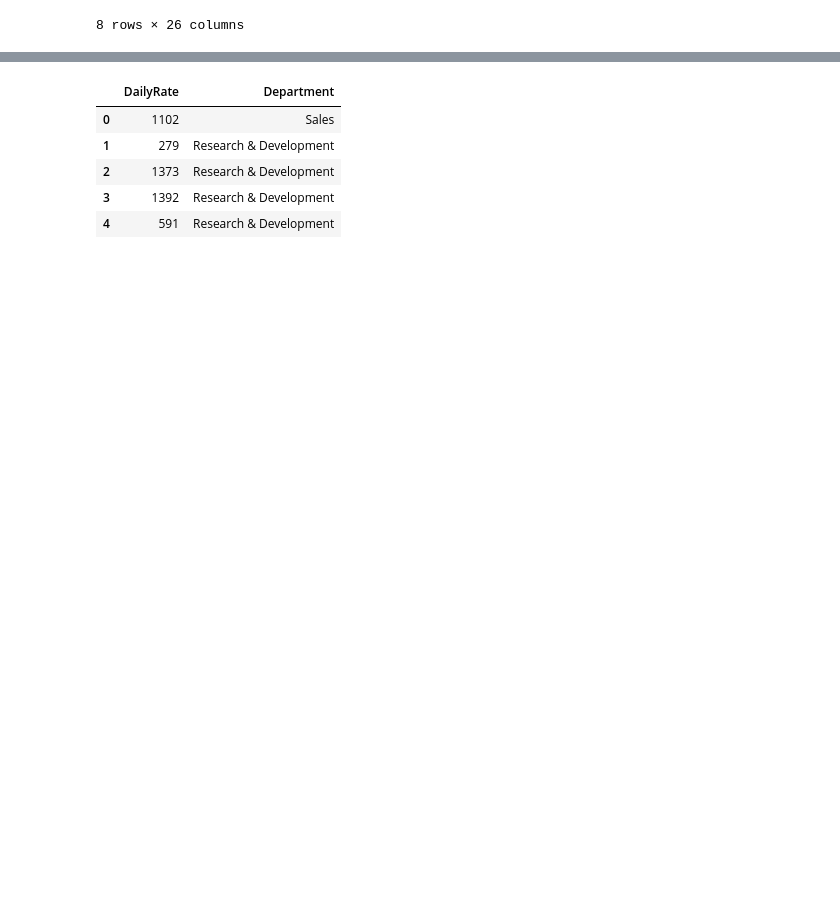
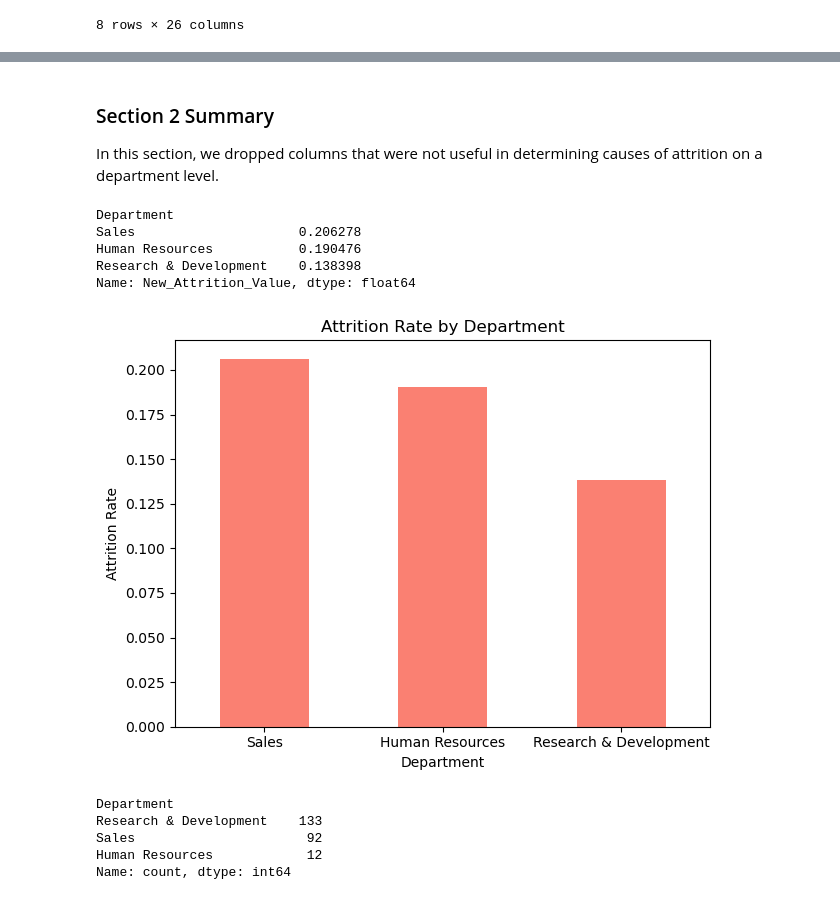
Before and after one commit to taniagreen03/eda_hr_attrition, a Jupyter notebook: hr_attrition_eda.ipynb, the cells around one changed output, grey strips where cells are left out. Cells and saved outputs as stored; diff of their text form; code cells hidden in the pictures; blank space fills up the shorter version.

```diff
--- a/hr_attrition_eda.ipynb
+++ b/hr_attrition_eda.ipynb
@@ -110,0 +136,2 @@ Name: Over18, dtype: object
+# %%
+hr_dataset["New_Attrition_Value"] = hr_dataset['Attrition'].map({"No": 0, "Yes": 1})
@@ -115,10 +169,34 @@ No null values
+# %% [markdown]
+### Section 2 Summary
+
+In this section, we dropped columns that were not useful in determining causes of attrition on a department level.
 # %%
-attrition_by_dept = hr_dataset[['DailyRate','Department']]
-attrition_by_dept.head()
+# Calculate attrition rate per department
+attrition_by_dept = hr_dataset.groupby('Department')['New_Attrition_Value'].mean().sort_values(ascending=False)
-# %% [output]
-|  | DailyRate | Department |
-| 0 | 1102 | Sales |
-| 1 | 279 | Research & Development |
-| 2 | 1373 | Research & Development |
-| 3 | 1392 | Research & Development |
-| 4 | 591 | Research & Development |
+# %%
+print(attrition_by_dept)
+# %% [output]
+Department
+Sales                     0.206278
+Human Resources           0.190476
+Research & Development    0.138398
+Name: New_Attrition_Value, dtype: float64
+# %%
+attrition_by_dept.plot(kind='bar', color='salmon')
+plt.title("Attrition Rate by Department")
+plt.ylabel("Attrition Rate")
+plt.xticks(rotation=0)
+plt.tight_layout()
+plt.show()
+# %% [output]
+[figure, added]
+# %%
+# Number of employees who left, by department
+attrition_counts = hr_dataset[hr_dataset['Attrition'] == 'Yes']['Department'].value_counts()
+print(attrition_counts)
+# %% [output]
+Department
+Research & Development    133
+Sales                      92
+Human Resources            12
+Name: count, dtype: int64
```
Also changed, not shown: parts of 29 cells of this notebook.
